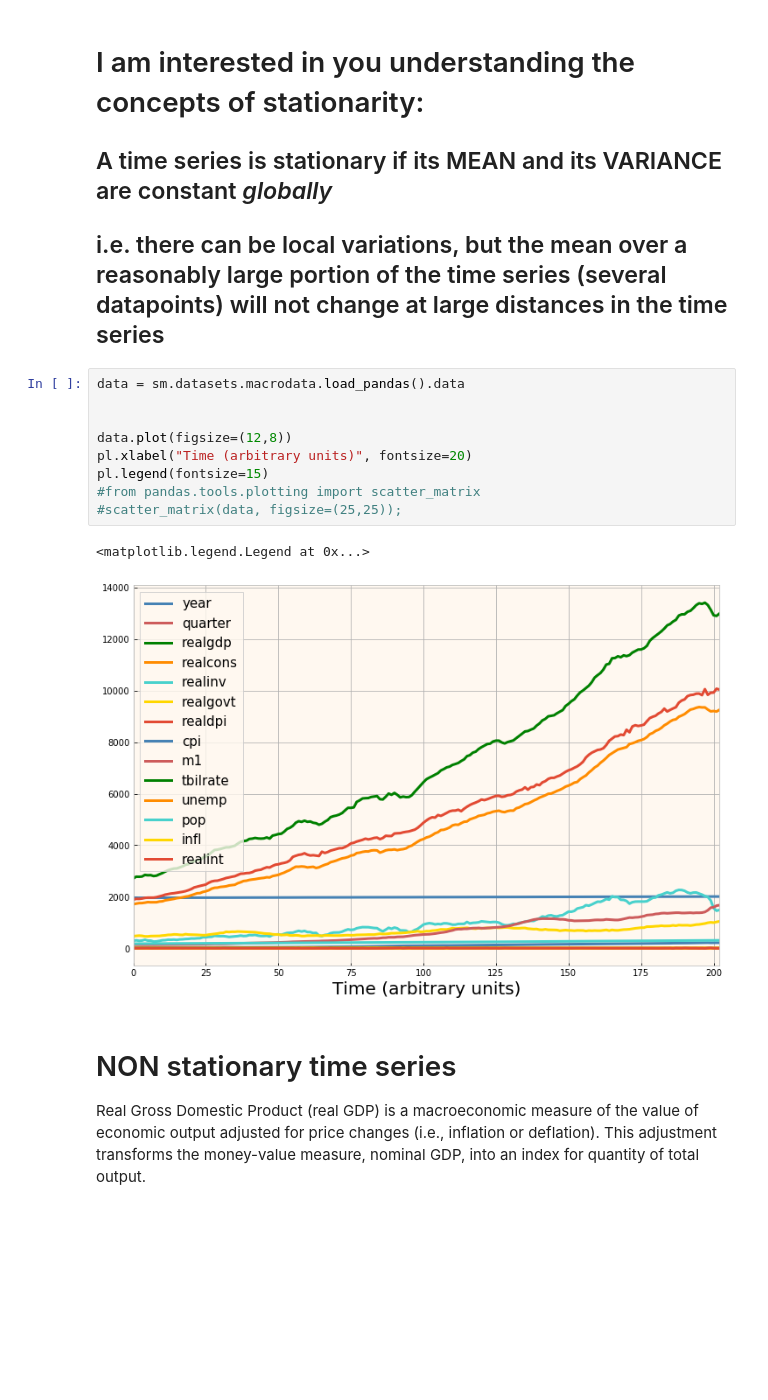
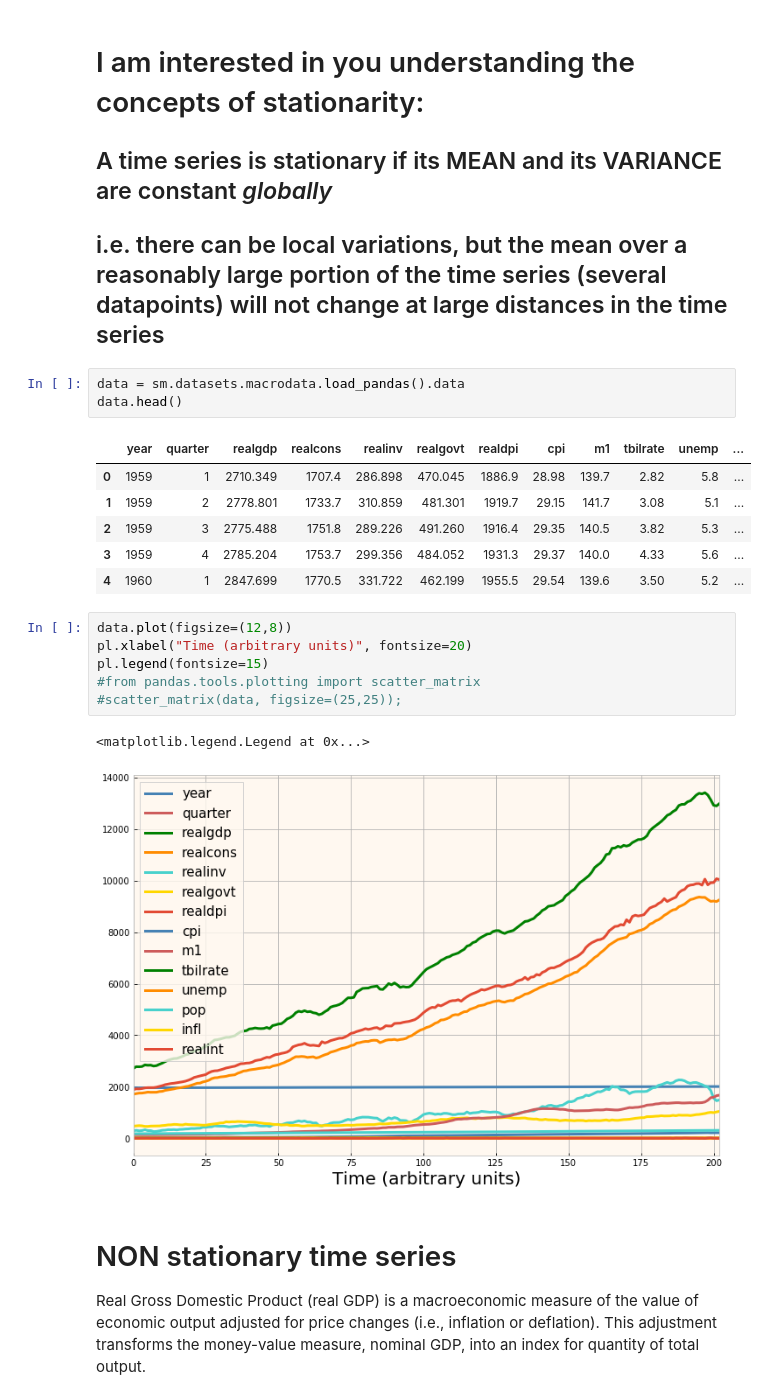
Before and after one commit to fedhere/UInotebooks, a Jupyter notebook: timeseries/stationarity.ipynb, the cells around one changed output. Cells and saved outputs as stored; diff of their text form; blank space fills up the shorter version.

```diff
--- a/timeseries/stationarity.ipynb
+++ b/timeseries/stationarity.ipynb
@@ -24,10 +24,17 @@ http://statsmodels.sourceforge.net/devel/datasets/generated/macrodata.html
 # I am interested in you understanding the concepts of stationarity:
 ## A time series is stationary if its MEAN and its VARIANCE are constant *globally*
 ## i.e. there can be local variations, but the mean over a reasonably large portion of the time series (several datapoints) will not change at large distances in the time series
+# %%
+data = sm.datasets.macrodata.load_pandas().data
+data.head()
+# %% [output]
+|  | year | quarter | realgdp | realcons | realinv | realgovt | realdpi | cpi | m1 | tbilrate | unemp | ... |
+| 0 | 1959 | 1 | 2710.349 | 1707.4 | 286.898 | 470.045 | 1886.9 | 28.98 | 139.7 | 2.82 | 5.8 | ... |
+| 1 | 1959 | 2 | 2778.801 | 1733.7 | 310.859 | 481.301 | 1919.7 | 29.15 | 141.7 | 3.08 | 5.1 | ... |
+| 2 | 1959 | 3 | 2775.488 | 1751.8 | 289.226 | 491.260 | 1916.4 | 29.35 | 140.5 | 3.82 | 5.3 | ... |
+| 3 | 1959 | 4 | 2785.204 | 1753.7 | 299.356 | 484.052 | 1931.3 | 29.37 | 140.0 | 4.33 | 5.6 | ... |
+| 4 | 1960 | 1 | 2847.699 | 1770.5 | 331.722 | 462.199 | 1955.5 | 29.54 | 139.6 | 3.50 | 5.2 | ... |
 # %%
-data = sm.datasets.macrodata.load_pandas().data
-
-
 data.plot(figsize=(12,8))
 pl.xlabel("Time (arbitrary units)", fontsize=20)
 pl.legend(fontsize=15)
```
Also changed, not shown: parts of 3 cells of this notebook, 2 other files.
